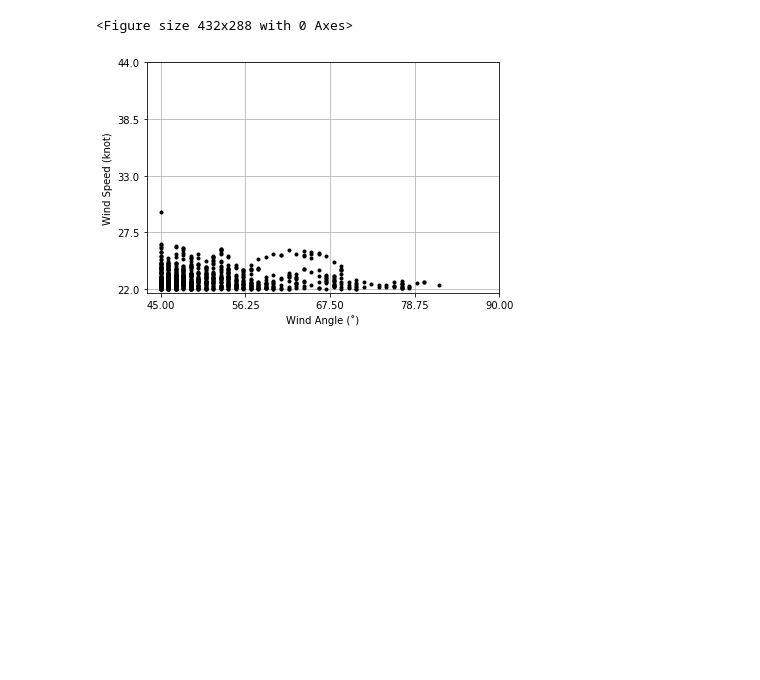
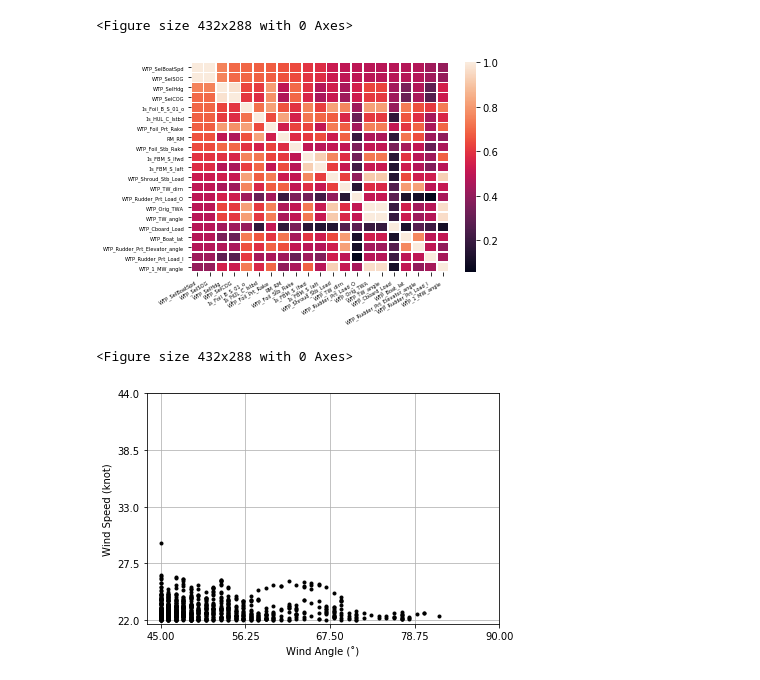
Before and after one commit to mickeycj/france-internship-project, a Jupyter notebook: plot_bins.ipynb, the cells around one changed output. Saved outputs shown, nothing was run; the diff lists cells and outputs as text; code cells hidden in the pictures; blank space fills up the shorter version.

```diff
--- a/plot_bins.ipynb
+++ b/plot_bins.ipynb
@@ -188,6 +217,12 @@ plot_boxplot(binned_df, boat_speed_feature, False)
 # %% [output]
 [figure]
 <Figure size 432x288 with 0 Axes>
+# %%
+# Plot the correlations with boat speed.
+plot_corr(binned_df, boat_speed_feature)
+# %% [output]
+[figure, added]
+<Figure size 432x288 with 0 Axes>
 # %%
 # Select another example bin (Wind Angle: 45-90˚, Wind Speed: 22-44 Knots).
 bin_name = 'bin_x45to90_y22to44'
```
Also changed, not shown: parts of 4 cells of this notebook.
